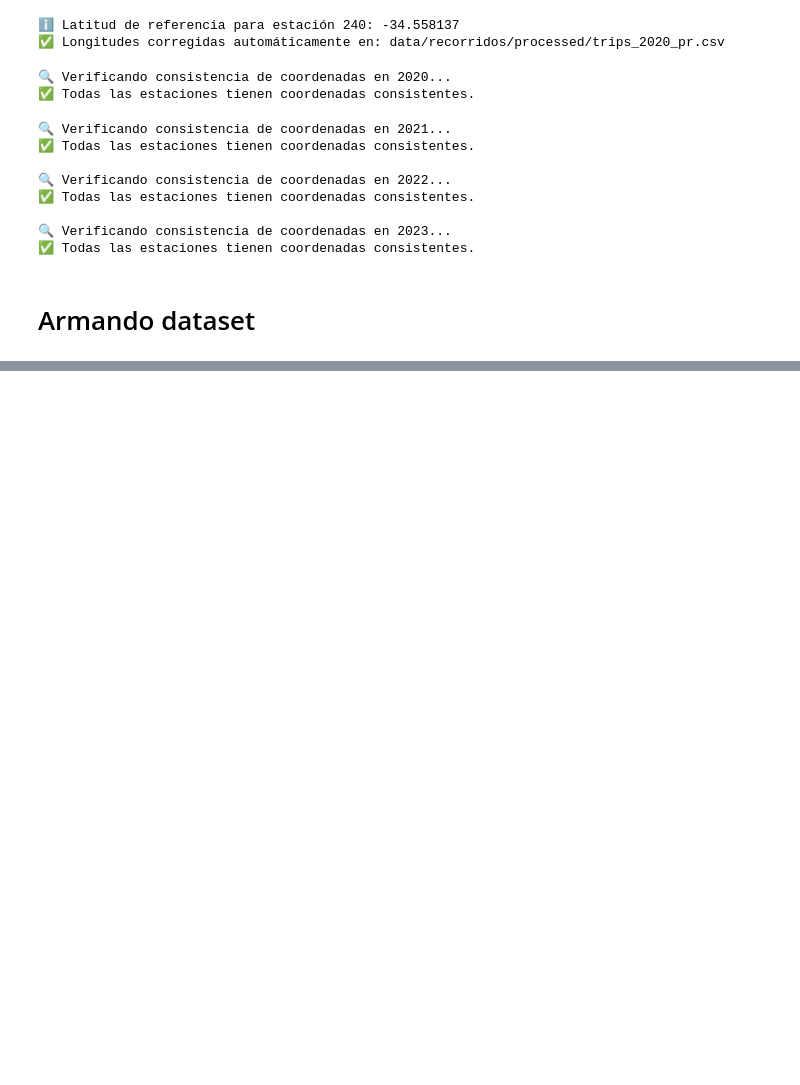
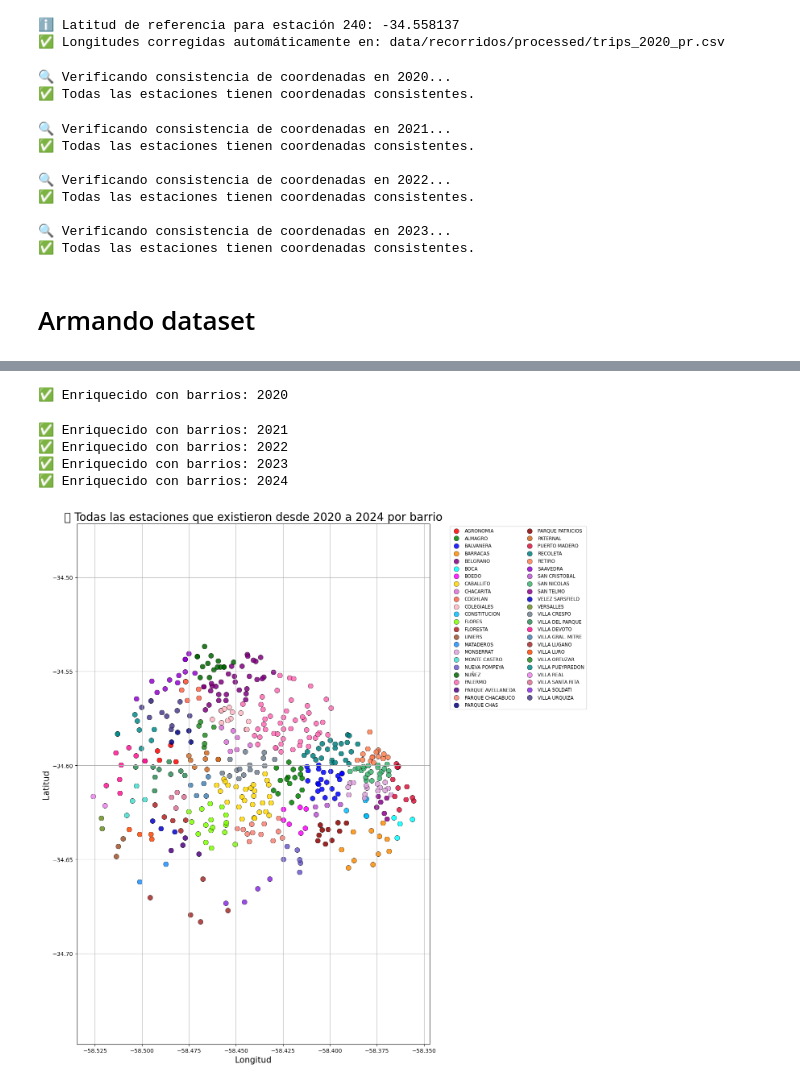
Before and after one commit to athinasalimm/FINAL_ML, a Jupyter notebook: exploring_data.ipynb, the cells around one changed output, grey strips where cells are left out. Drawn from its saved outputs; the diff is of its cells as text; code cells hidden in the pictures; blank space fills up the shorter version.

```diff
--- a/exploring_data.ipynb
+++ b/exploring_data.ipynb
@@ -301,0 +398,63 @@ df_modelado_2020.to_csv("data/modelado/modelado_2020.csv", index=False)
+# %%
+# Crear diccionario: id_estacion -> barrio
+mapa_barrio = estaciones_con_barrios.set_index("id_estacion")["barrio"].to_dict()
+
+# Enriquecer cada dataset
+for anio in [2020, 2021, 2022, 2023, 2024]:
+    path = f"data/recorridos/processed/trips_{anio}_pr.csv"
+    df = pd.read_csv(path)
+
+    df["barrio_origen"] = df["id_estacion_origen"].map(mapa_barrio)
+    df["barrio_destino"] = df["id_estacion_destino"].map(mapa_barrio)
+
+    df.to_csv(path, index=False)
+    print(f"✅ Enriquecido con barrios: {anio}")
+# %% [output]
+✅ Enriquecido con barrios: 2020
+✅ Enriquecido con barrios: 2021
+✅ Enriquecido con barrios: 2022
+✅ Enriquecido con barrios: 2023
+✅ Enriquecido con barrios: 2024
+# %%
+colores_barrios = [
+    "red", "green", "blue", "darkorange", "purple", "cyan", "magenta", "gold",
+    "orchid", "tomato", "lightpink", "deepskyblue", "chartreuse", "firebrick", "sienna", "dodgerblue",
+    "plum", "turquoise", "slateblue", "darkgreen", "hotpink", "indigo", "salmon", "navy",
+    "darkred", "chocolate", "crimson", "teal", "coral", "darkviolet", "mediumorchid", "mediumseagreen",
+    "darkmagenta", "mediumblue", "olivedrab", "slategray", "seagreen", "deeppink", "steelblue", "brown",
+    "orangered", "forestgreen", "darkcyan", "violet", "palevioletred", "blueviolet", "darkslateblue", "limegreen"
+]
+import matplotlib.pyplot as plt
+
+# Lista ordenada de barrios únicos
+barrios_unicos = sorted(estaciones_con_barrios["barrio"].dropna().unique())
+
+# Mapear barrio → color
+color_dict = {barrio: colores_barrios[i % len(colores_barrios)] for i, barrio in enumerate(barrios_unicos)}
+
+# Plot
+plt.figure(figsize=(14, 14))
+ax = plt.gca()
+
+for barrio, grupo in estaciones_con_barrios.groupby("barrio"):
+    color = color_dict.get(barrio, "gray")  # fallback
+    ax.scatter(
+        grupo["lon"], grupo["lat"],
+        label=barrio,
+        color=color,
+        edgecolors="black",
+        linewidths=0.5,
+        s=80,
+        alpha=0.85
+    )
+
+plt.title("Todas las estaciones que existieron desde 2020 a 2024 por barrio", fontsize=20)
+plt.xlabel("Longitud", color="black", fontsize=15)
+plt.ylabel("Latitud", color="black", fontsize=15)
+plt.axis("equal")
+plt.grid(True)
+plt.legend(fontsize="small", bbox_to_anchor=(1.05, 1), loc="upper left", ncol=2)
+plt.tight_layout()
+plt.show()
+# %% [output]
+[figure, added]
```
Also changed, not shown: parts of 8 cells of this notebook, 2 other files.
